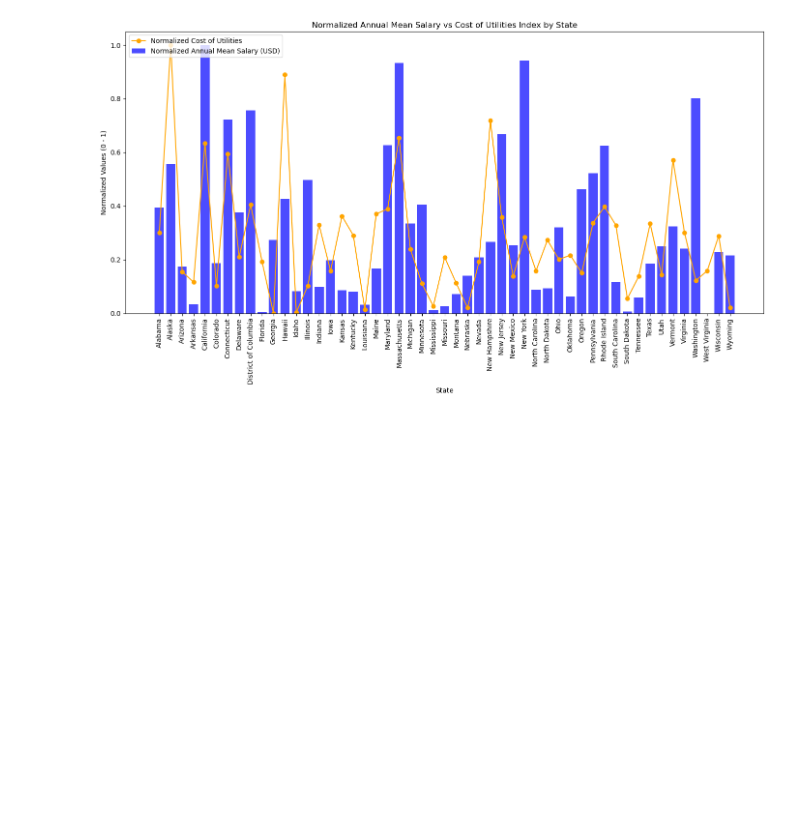
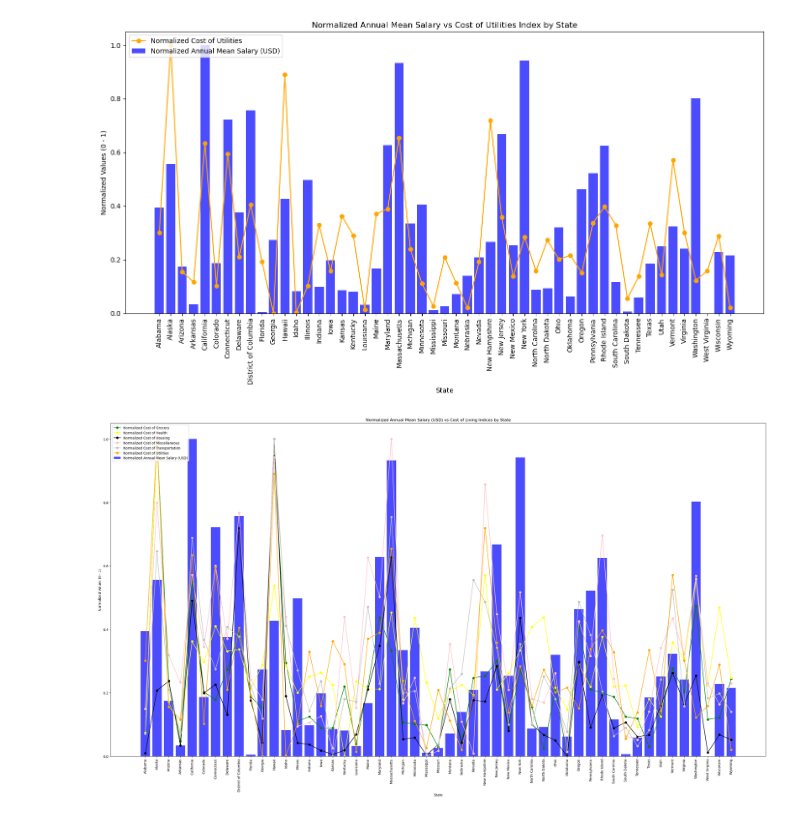
Before and after one commit to Fratu223/Teacher_Salary_Analysis, a Jupyter notebook: Notebooks/Visuals.ipynb, the cells around one changed output. Cells and saved outputs as stored; diff of their text form; code cells hidden in the pictures; blank space fills up the shorter version.

Commit message:
Update Visuals.ipynb
Plotting the normalized teacher annual mean salary in USD vs the cost of living indices by state for each every state + District of Columbia

```diff
--- a/Notebooks/Visuals.ipynb
+++ b/Notebooks/Visuals.ipynb
@@ -169,3 +169,27 @@ plt.tight_layout()
 plt.show()
 # %% [output]
 [figure]
+# %%
+# Plotting the normalized teacher annual mean salary in USD vs the cost of living indices by state for each every state + District of Columbia
+
+plt.figure(figsize=(28, 16))
+
+plt.bar(df_combined['state'], df_combined['NormalizedTeacherPay'], color='blue', alpha=0.7, label='Normalized Annual Mean Salary (USD)')
+
+plt.plot(df_combined['state'], df_combined['NormalizedCostOfLivingGrocery'], color='green', marker='o', label='Normalized Cost of Grocery')
+plt.plot(df_combined['state'], df_combined['NormalizedCostOfLivingHealth'], color='yellow', marker='o', label='Normalized Cost of Health')
+plt.plot(df_combined['state'], df_combined['NormalizedCostOfLivingHousing'], color='black', marker='o', label='Normalized Cost of Housing')
+plt.plot(df_combined['state'], df_combined['NormalizedCostOfLivingMisc'], color='pink', marker='o', label='Normalized Cost of Miscellaneous')
+plt.plot(df_combined['state'], df_combined['NormalizedCostOfLivingTransportation'], color='silver', marker='o', label='Normalized Cost of Transportation')
+plt.plot(df_combined['state'], df_combined['NormalizedCostOfLivingUtility'], color='orange', marker='o', label='Normalized Cost of Utilities')
+
+plt.xticks(rotation=90)
+plt.xlabel('State')
+plt.ylabel('Normalized Values (0 - 1)')
+plt.title('Normalized Annual Mean Salary (USD) vs Cost of Living Indices by State')
+
+plt.legend(loc='upper left')
+plt.tight_layout()
+plt.show()
+# %% [output]
+[figure, added]
```
Also changed, not shown: parts of 5 cells of this notebook.
